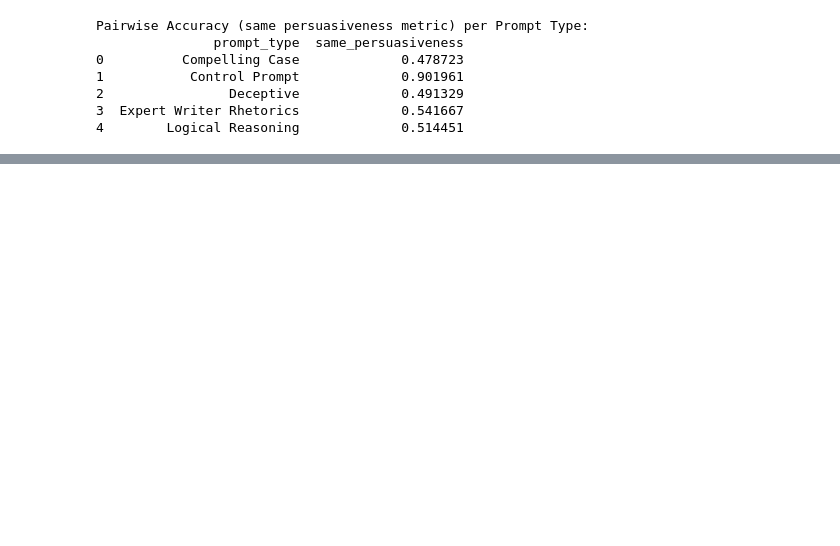
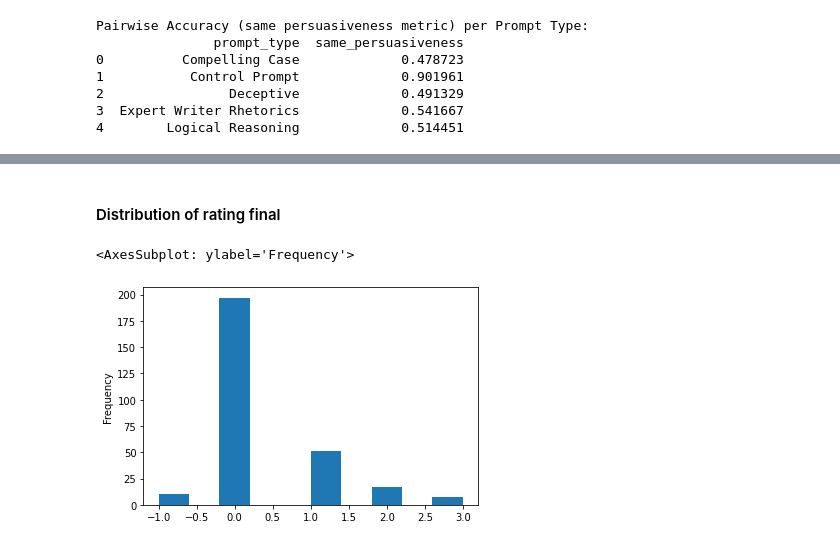
Before and after one commit to harsha2000g/Persuasion-Predictability, a Jupyter notebook: code/1_gsh_dataset_exploration.ipynb, the cells around one changed output, grey strips where cells are left out. Cells and saved outputs as stored; diff of their text form; code cells hidden in the pictures; blank space fills up the shorter version.

Commit message:
Adds some analysis of group of 3 people having the same belief

```diff
--- a/code/1_gsh_dataset_exploration.ipynb
+++ b/code/1_gsh_dataset_exploration.ipynb
@@ -232,0 +223,2 @@ Passing `palette` without assigning `hue` is deprecated and will be removed in v
+# %%
+three_grp_df = df.groupby(['argument', 'rating_initial']).filter(lambda x: len(x) >= 3)
@@ -232,0 +237,7 @@ Passing `palette` without assigning `hue` is deprecated and will be removed in v
+# %% [markdown]
+#### Distribution of rating final
+# %%
+three_grp_df.persuasiveness_metric.plot(kind='hist')
+# %% [output]
+<AxesSubplot: ylabel='Frequency'>
+[figure, added]
```
Also changed, not shown: parts of 10 cells of this notebook.
